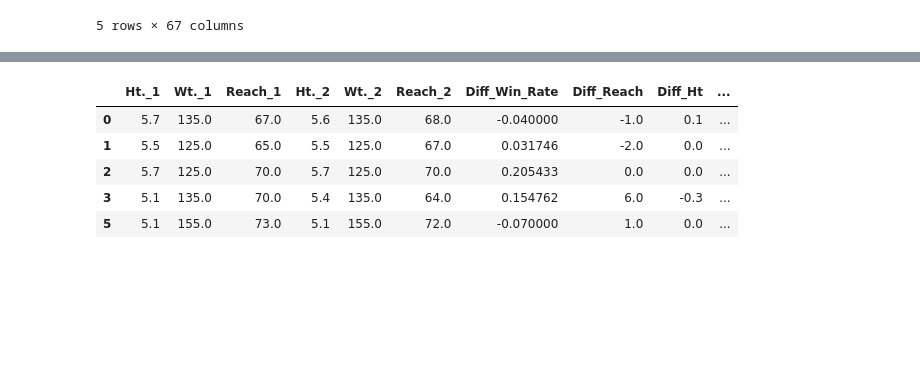
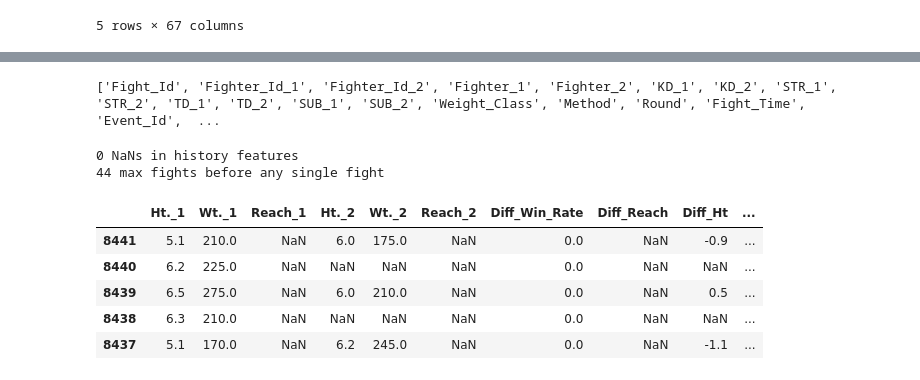
Before and after one commit to OsamaZuair-Ai/ufc-fight-predictor, a Jupyter notebook: ufc_classification_model.ipynb, the cells around one changed output, grey strips where cells are left out. Drawn from its saved outputs; the diff is of its cells as text; code cells hidden in the pictures; blank space fills up the shorter version.

```diff
--- a/ufc_classification_model.ipynb
+++ b/ufc_classification_model.ipynb
@@ -37,0 +85,15 @@ df.head()
+# %%
+def norm(s):
+    # Lowercase and strip everything except letters/digits so "Cortes-Acosta" == "Cortes Acosta"
+    return s.fillna('').str.lower().str.replace(r'[^a-z0-9]', '', regex=True)
+
+bad_mask = (norm(df['Fighter_1']) != norm(df['Full Name_1'])) | \
+           (norm(df['Fighter_2']) != norm(df['Full Name_2']))
+
+print("truly bad rows:", bad_mask.sum())
+
+# Share of bad rows where both sides resolved to the same fighter ID
+print((df.loc[bad_mask, 'Fighter_Id_1'] == df.loc[bad_mask, 'Fighter_Id_2']).mean())
+
+df = df.loc[~bad_mask].reset_index(drop=True)
+print(len(df))
@@ -38,31 +114,74 @@ df.head()
+# %%
+print(list(df.columns))
+# %% [output]
+['Fight_Id', 'Fighter_Id_1', 'Fighter_Id_2', 'Fighter_1', 'Fighter_2', 'KD_1', 'KD_2', 'STR_1', 'STR_2', 'TD_1', 'TD_2', 'SUB_1', 'SUB_2', 'Weight_Class', 'Method', 'Round', 'Fight_Time', 'Event_Id',  ...
 # %%
+# Time key: the file looks newest-first, so reversed row order approximates time.
+# If a date column exists, use pd.to_datetime(df['<date column>']) instead.
+df['time_key'] = np.arange(len(df))[::-1]
+
 df_clean = df[df['Result_1'].isin(['W', 'L'])].copy()
 df_clean['Winner'] = (df_clean['Result_1'] == 'W').astype(int)
 
-df_clean['Win_Rate_1'] = df_clean['W_1'] / (df_clean['W_1'] + df_clean['L_1'] + 1e-5)
-df_clean['Win_Rate_2'] = df_clean['W_2'] / (df_clean['W_2'] + df_clean['L_2'] + 1e-5)
+# One row per fighter per fight, so we can count each fighter's history
+a = df_clean[['Fight_Id', 'time_key', 'Fighter_Id_1', 'Winner']].rename(columns={'Fighter_Id_1': 'fid'})
+b = (df_clean[['Fight_Id', 'time_key', 'Fighter_Id_2']]
+     .assign(Winner=1 - df_clean['Winner'])
+     .rename(columns={'Fighter_Id_2': 'fid'}))
+long = pd.concat([a, b]).sort_values(['fid', 'time_key'])
 
+# Record BEFORE each fight (current fight excluded)
+g = long.groupby('fid')
+long['fights_before'] = g.cumcount()
+long['wins_before'] = g['Winner'].cumsum() - long['Winner']
+long['win_rate_before'] = (long['wins_before'] / long['fights_before'].replace(0, np.nan)).fillna(0.5)
+
+stats = long.set_index(['Fight_Id', 'fid'])[['fights_before', 'win_rate_before']]
+for s in ['1', '2']:
+    df_clean = df_clean.join(stats, on=['Fight_Id', f'Fighter_Id_{s}']).rename(
+        columns={'fights_before': f'Fights_Before_{s}', 'win_rate_before': f'Win_Rate_{s}'})
+
+# Randomly swap the two sides so fighter position carries no information
+rng = np.random.default_rng(42)
+swap = rng.random(len(df_clean)) < 0.5
+
+for p in ['Ht.', 'Wt.', 'Reach', 'Stance', 'Win_Rate', 'Fights_Before']:
+    c1, c2 = f'{p}_1', f'{p}_2'
+    tmp = df_clean.loc[swap, c1].copy()
+    df_clean.loc[swap, c1] = df_clean.loc[swap, c2].values
+    df_clean.loc[swap, c2] = tmp.values
+
+# Flip the label on the swapped rows
+df_clean.loc[swap, 'Winner'] = 1 - df_clean.loc[swap, 'Winner']
 df_clean['Diff_Win_Rate'] = df_clean['Win_Rate_1'] - df_clean['Win_Rate_2']
+df_clean['Diff_Total_Fights'] = df_clean['Fights_Before_1'] - df_clean['Fights_Before_2']
 df_clean['Diff_Reach'] = df_clean['Reach_1'] - df_clean['Reach_2']
 df_clean['Diff_Ht'] = df_clean['Ht._1'] - df_clean['Ht._2']
-df_clean['Diff_Total_Fights'] = (df_clean['W_1'] + df_clean['L_1']) - (df_clean['W_2'] + df_clean['L_2'])
+
+# Keep chronological order (oldest -> newest): the split below depends on it
+df_clean = df_clean.sort_values('time_key')
 
 feature_cols = [
     'Ht._1', 'Wt._1', 'Reach_1',
     'Ht._2', 'Wt._2', 'Reach_2',
     'Diff_Win_Rate', 'Diff_Reach', 'Diff_Ht', 'Diff_Total_Fights',
     'Weight_Class', 'Stance_1', 'Stance_2'
 ]
+df_model = df_clean[feature_cols + ['Winner']].copy()
 
-df_model = df_clean[feature_cols + ['Winner']].copy()
+# Sanity checks
+print(df_clean[['Win_Rate_1', 'Win_Rate_2', 'Fights_Before_1', 'Fights_Before_2']].isna().sum().sum(), "NaNs in history features")
+print(df_clean.groupby('Fighter_Id_1')['Fights_Before_1'].max().max(), "max fights before any single fight")
 df_model.head()
 # %% [output]
+0 NaNs in history features
+44 max fights before any single fight
 |  | Ht._1 | Wt._1 | Reach_1 | Ht._2 | Wt._2 | Reach_2 | Diff_Win_Rate | Diff_Reach | Diff_Ht | ... |
-| 0 | 5.7 | 135.0 | 67.0 | 5.6 | 135.0 | 68.0 | -0.040000 | -1.0 | 0.1 | ... |
-| 1 | 5.5 | 125.0 | 65.0 | 5.5 | 125.0 | 67.0 | 0.031746 | -2.0 | 0.0 | ... |
-| 2 | 5.7 | 125.0 | 70.0 | 5.7 | 125.0 | 70.0 | 0.205433 | 0.0 | 0.0 | ... |
-| 3 | 5.1 | 135.0 | 70.0 | 5.4 | 135.0 | 64.0 | 0.154762 | 6.0 | -0.3 | ... |
-| 5 | 5.1 | 155.0 | 73.0 | 5.1 | 155.0 | 72.0 | -0.070000 | 1.0 | 0.0 | ... |
+| 8441 | 5.1 | 210.0 | NaN | 6.0 | 175.0 | NaN | 0.0 | NaN | -0.9 | ... |
+| 8440 | 6.2 | 225.0 | NaN | NaN | NaN | NaN | 0.0 | NaN | NaN | ... |
+| 8439 | 6.5 | 275.0 | NaN | 6.0 | 210.0 | NaN | 0.0 | NaN | 0.5 | ... |
+| 8438 | 6.3 | 210.0 | NaN | NaN | NaN | NaN | 0.0 | NaN | NaN | ... |
+| 8437 | 5.1 | 170.0 | NaN | 6.2 | 245.0 | NaN | 0.0 | NaN | -1.1 | ... |
 # %%
 categorical_cols = ['Weight_Class', 'Stance_1', 'Stance_2']
 df_encoded = pd.get_dummies(df_model, columns=categorical_cols, drop_first=True, dtype=int)
```
Also changed, not shown: parts of 11 cells of this notebook.
